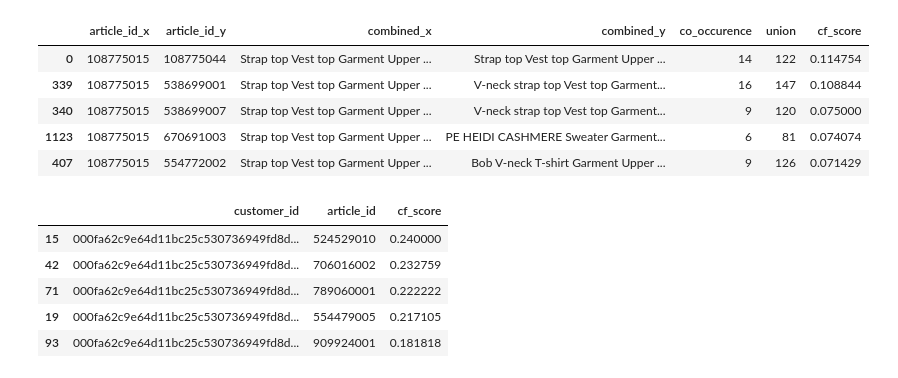
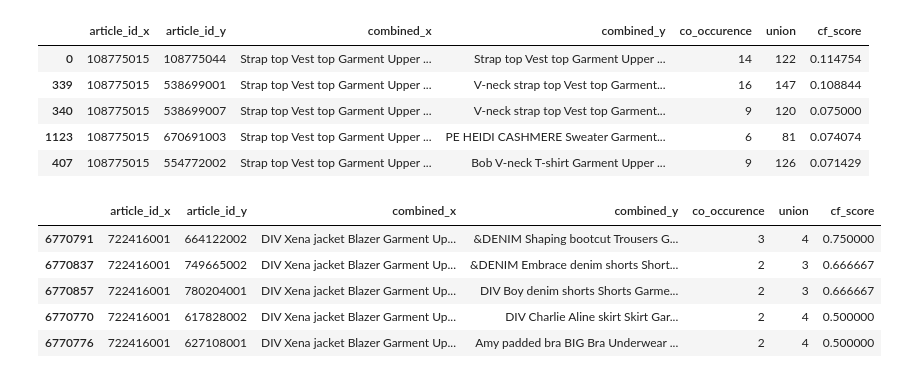
Before and after one commit to aartij22/recommendation, a Jupyter notebook: relevance/cross_sell/frequently_bought.ipynb, the cells around one changed output. Drawn from its saved outputs; the diff is of its cells as text; code cells hidden in the pictures.

```diff
--- a/relevance/cross_sell/frequently bought.ipynb
+++ b/relevance/cross_sell/frequently_bought.ipynb
@@ -3,7 +3,7 @@ import pandas as pd
 import numpy as np
 # %%
 # read sample transaction data
-data = pd.read_csv('../../data/transactions_train.csv')
+data = pd.read_csv('../../data/transaction_data_sample.csv')
 data.head(2)
 # %% [output]
 |  | t_dat | customer_id | article_id | price |
@@ -89,19 +124,12 @@ i2i[i2i['article_id_x']==108775015].head()
 | 340 | 108775015 | 538699007 | Strap top Vest top Garment Upper ... | V-neck strap top Vest top Garment... | 9 | 120 | 0.075000 |
 | 1123 | 108775015 | 670691003 | Strap top Vest top Garment Upper ... | PE HEIDI CASHMERE Sweater Garment... | 6 | 81 | 0.074074 |
 | 407 | 108775015 | 554772002 | Strap top Vest top Garment Upper ... | Bob V-neck T-shirt Garment Upper ... | 9 | 126 | 0.071429 |
-# %%
-cf = data[['customer_id', 'article_id']].drop_duplicates().merge(i2i.rename(columns={"article_id_x": 'article_id'}), on=['article_id'])
-
-cf = cf.groupby(["customer_id", "article_id_y"]).agg({"co_occurence": "sum", "union": "sum"}).reset_index()
-cf["cf_score"] = cf["co_occurence"] / cf["union"]
-
-cf = cf[['customer_id', 'article_id_y', 'cf_score']].rename(columns={'article_id_y': 'article_id'})
-cf.sort_values(["customer_id", "cf_score"], ascending=[True, False], inplace=True)
-cf.head()
-# %% [output]
-|  | customer_id | article_id | cf_score |
-| 15 | 000fa62c9e64d11bc25c530736949fd8d... | 524529010 | 0.240000 |
-| 42 | 000fa62c9e64d11bc25c530736949fd8d... | 706016002 | 0.232759 |
-| 71 | 000fa62c9e64d11bc25c530736949fd8d... | 789060001 | 0.222222 |
-| 19 | 000fa62c9e64d11bc25c530736949fd8d... | 554479005 | 0.217105 |
-| 93 | 000fa62c9e64d11bc25c530736949fd8d... | 909924001 | 0.181818 |
+# %%
+i2i[i2i['article_id_x']==722416001].head()
+# %% [output]
+|  | article_id_x | article_id_y | combined_x | combined_y | co_occurence | union | cf_score |
+| 6770791 | 722416001 | 664122002 | DIV Xena jacket Blazer Garment Up... | &DENIM Shaping bootcut Trousers G... | 3 | 4 | 0.750000 |
+| 6770837 | 722416001 | 749665002 | DIV Xena jacket Blazer Garment Up... | &DENIM Embrace denim shorts Short... | 2 | 3 | 0.666667 |
+| 6770857 | 722416001 | 780204001 | DIV Xena jacket Blazer Garment Up... | DIV Boy denim shorts Shorts Garme... | 2 | 3 | 0.666667 |
+| 6770770 | 722416001 | 617828002 | DIV Xena jacket Blazer Garment Up... | DIV Charlie Aline skirt Skirt Gar... | 2 | 4 | 0.500000 |
+| 6770776 | 722416001 | 627108001 | DIV Xena jacket Blazer Garment Up... | Amy padded bra BIG Bra Underwear ... | 2 | 4 | 0.500000 |
```
Also changed, not shown: parts of 9 cells of this notebook.
